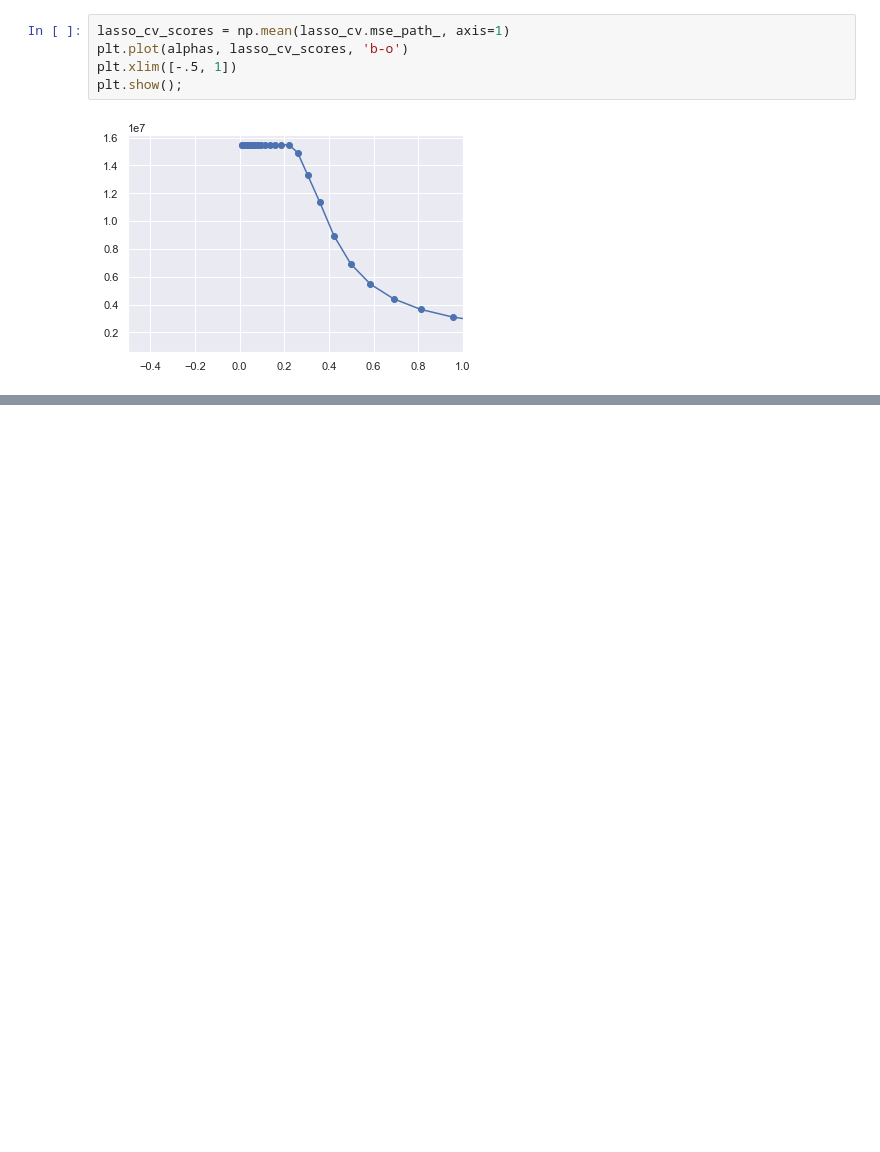
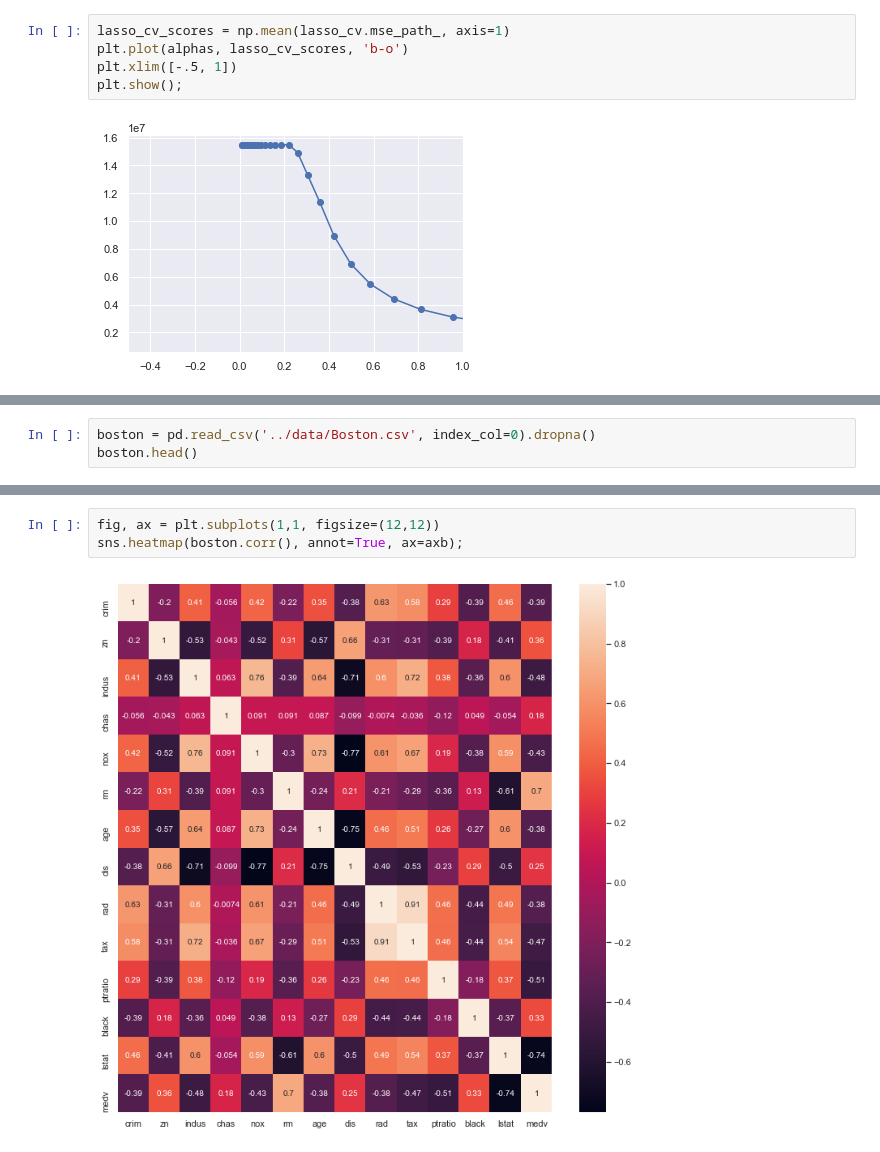
Before and after one commit to jvenepal/ISL, a Jupyter notebook: notebooks/chap6_exer.ipynb, the cells around one changed output, grey strips where cells are left out. Saved outputs shown, nothing was run; the diff lists cells and outputs as text; blank space fills up the shorter version.

```diff
--- a/notebooks/chap6_exer.ipynb
+++ b/notebooks/chap6_exer.ipynb
@@ -144,0 +225,3 @@ plt.show();
+# %%
+boston = pd.read_csv('../data/Boston.csv', index_col=0).dropna()
+boston.head()
@@ -144,0 +235,5 @@ plt.show();
+# %%
+fig, ax = plt.subplots(1,1, figsize=(12,12))
+sns.heatmap(boston.corr(), annot=True, ax=axb);
+# %% [output]
+[figure, added]
```
Also changed, not shown: parts of 45 cells of this notebook.
